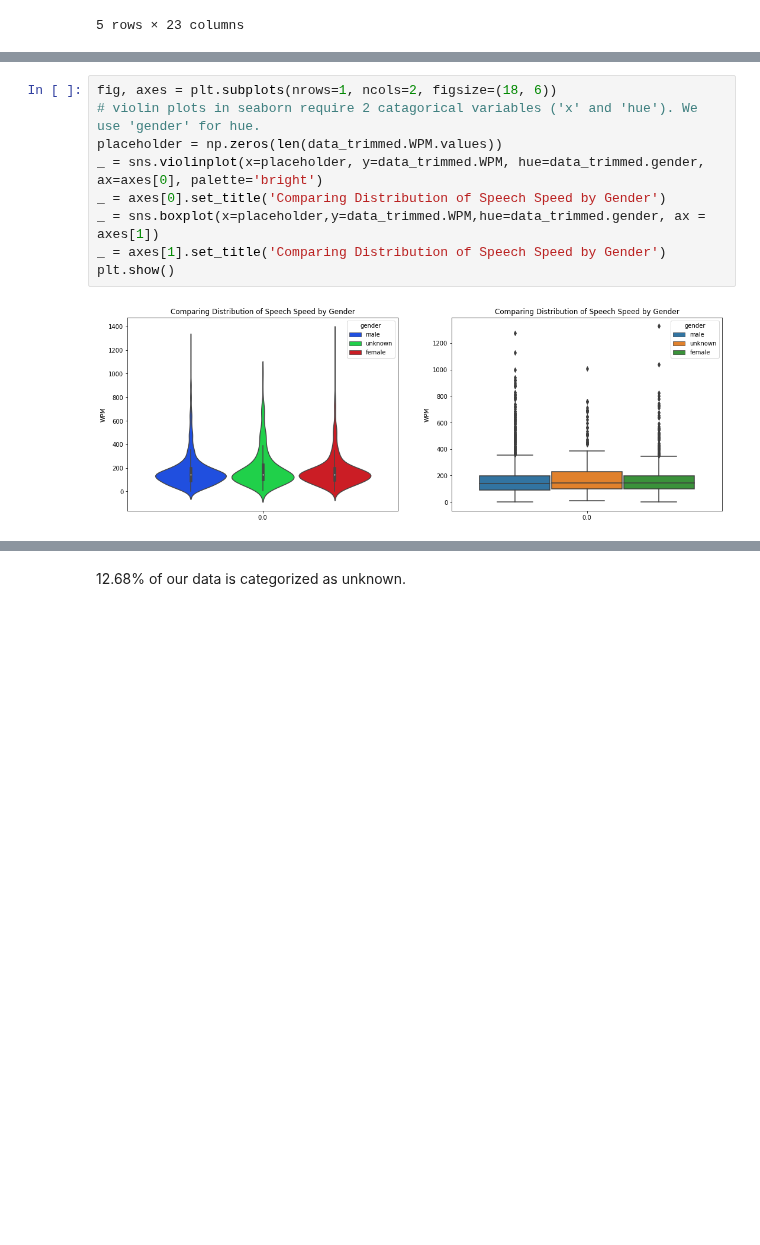
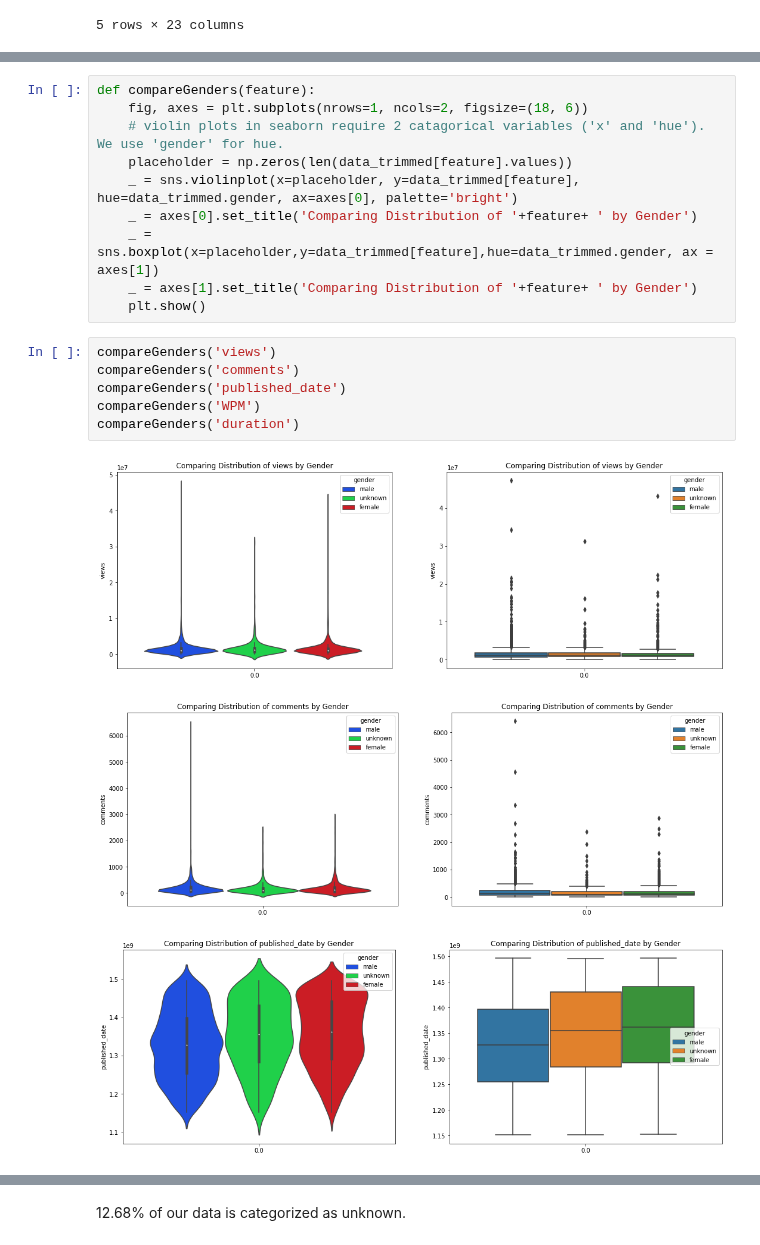
Before and after one commit to GreenMouth/Data-Science-Lab-Final-Project, a Jupyter notebook: src/Data-Exploration.ipynb, the cells around one changed output, grey strips where cells are left out. Saved outputs shown, nothing was run; the diff lists cells and outputs as text; blank space fills up the shorter version.

Commit message:
Added some sick plotzzzz and did gender analysis

```diff
--- a/src/Data-Exploration.ipynb
+++ b/src/Data-Exploration.ipynb
@@ -341,11 +362,20 @@ data_trimmed['WPM'] = WPM
 # %%
-fig, axes = plt.subplots(nrows=1, ncols=2, figsize=(18, 6))
-# violin plots in seaborn require 2 catagorical variables ('x' and 'hue'). We use 'gender' for hue.
-placeholder = np.zeros(len(data_trimmed.WPM.values))
-_ = sns.violinplot(x=placeholder, y=data_trimmed.WPM, hue=data_trimmed.gender, ax=axes[0], palette='bright')
-_ = axes[0].set_title('Comparing Distribution of Speech Speed by Gender')
-_ = sns.boxplot(x=placeholder,y=data_trimmed.WPM,hue=data_trimmed.gender, ax = axes[1])
-_ = axes[1].set_title('Comparing Distribution of Speech Speed by Gender')
-plt.show()
+def compareGenders(feature):
+    fig, axes = plt.subplots(nrows=1, ncols=2, figsize=(18, 6))
+    # violin plots in seaborn require 2 catagorical variables ('x' and 'hue'). We use 'gender' for hue.
+    placeholder = np.zeros(len(data_trimmed[feature].values))
+    _ = sns.violinplot(x=placeholder, y=data_trimmed[feature], hue=data_trimmed.gender, ax=axes[0], palette='bright')
+    _ = axes[0].set_title('Comparing Distribution of '+feature+ ' by Gender')
+    _ = sns.boxplot(x=placeholder,y=data_trimmed[feature],hue=data_trimmed.gender, ax = axes[1])
+    _ = axes[1].set_title('Comparing Distribution of '+feature+ ' by Gender')
+    plt.show()
-# %% [output]
-[figure, removed]
+# %%
+compareGenders('views')
+compareGenders('comments')
+compareGenders('published_date')
+compareGenders('WPM')
+compareGenders('duration')
+# %% [output]
+[figure, added]
+[figure, added]
+[figure, added]
```
Also changed, not shown: parts of 37 cells of this notebook, 1 other file.
